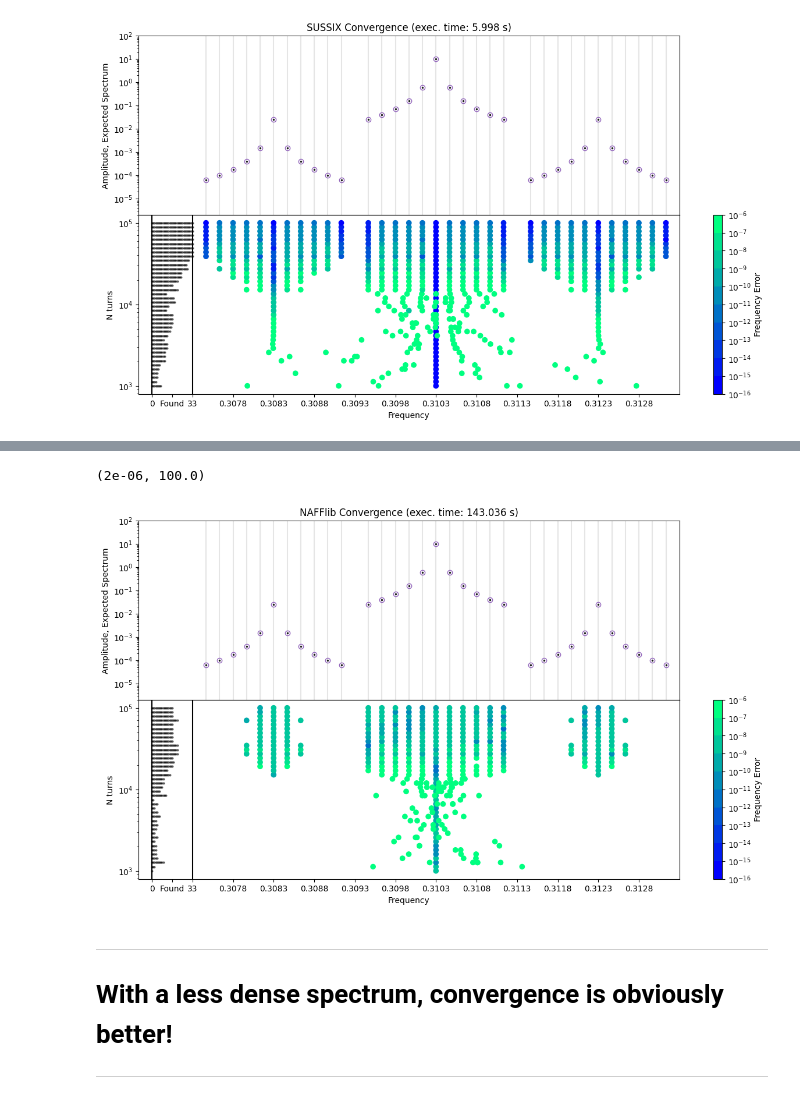
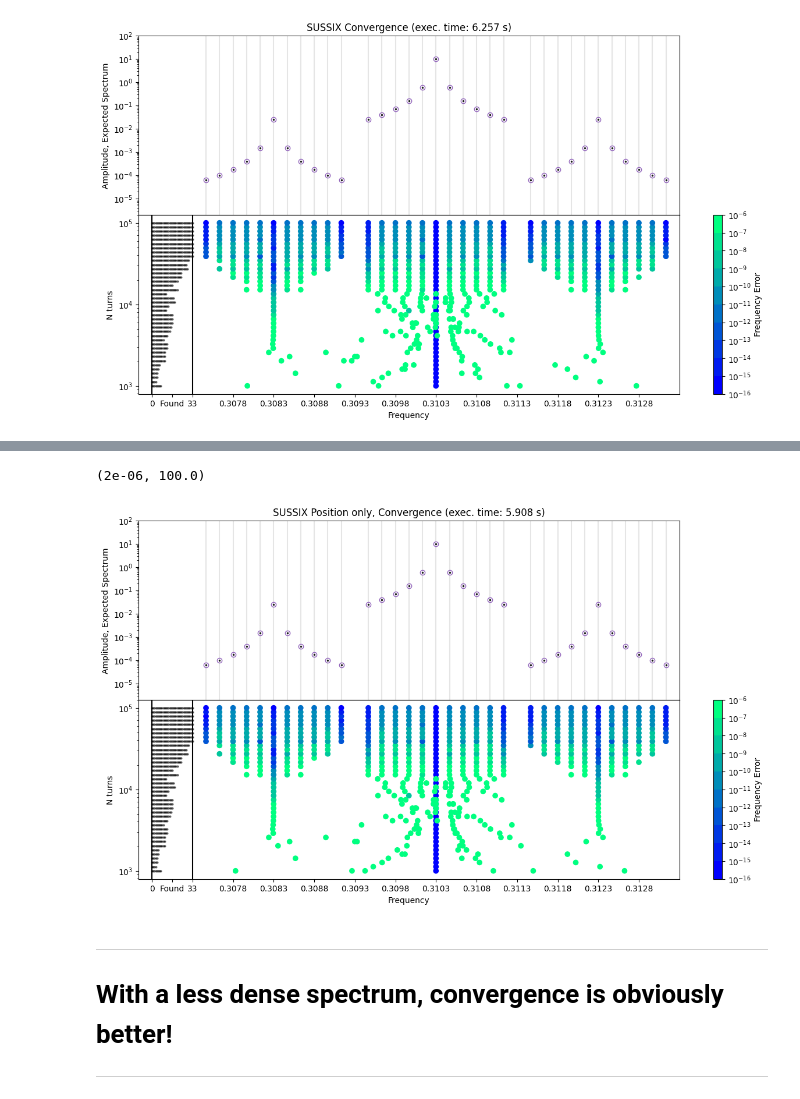
Before and after one commit to xsuite/sussix, a Jupyter notebook: examples/convergence.ipynb, the cells around one changed output, grey strips where cells are left out. Cells and saved outputs as stored; diff of their text form; code cells hidden in the pictures.

```diff
--- a/examples/convergence.ipynb
+++ b/examples/convergence.ipynb
@@ -43,13 +43,11 @@ err_df = []
 exc_df = []
 t1 = time.perf_counter()
 for N in N_vec:
-    results = sussix.get_harmonics( x       = x[:N],
-                                    px      = px[:N],
-                                    number_of_harmonics = len(expected),Hann_order = 2)
+    results = sussix.get_spectrum( x[:N], px[:N], number_of_harmonics = len(expected),Hann_order = 2)
 
     # Finding matching line, higher weight on the frequency.
     tol_amp  = 1e0
-    found = results['x'].copy()
+    found = results.copy()
     found.amplitude = found.amplitude.abs()
     found.insert(0,'match',np.nan)
     for line in found.index:
@@ -126,7 +124,7 @@ plt.gca().set_xticks(xticks,['0','Found',str(len(expected))] + [f'{_x:.4f}' for
 
 plt.sca(axs[0])
 plt.plot(expected.frequency,expected.amplitude,'o',color='C4',alpha=1,mfc='none')
-plt.plot(expected.frequency,expected.amplitude,'.',color='k',alpha=0.8,ms=3)
+plt.plot(results.frequency,results.amplitude,'.',color='k',alpha=0.8,ms=3,label='SUSSIX')
 plt.scatter(np.nan,np.nan)
 cbar = plt.colorbar()
 cbar.ax.set_visible(False)
@@ -149,7 +147,4 @@ plt.ylim(2e-6,1e2)
 # %%
-import NAFFlib
-import gc
-import importlib
 
 N_vec = np.logspace(3,5,40).astype(int)
 freq_df = []
@@ -157,31 +152,11 @@ err_df = []
 exc_df = []
 t1 = time.perf_counter()
 for N in N_vec:
-
-    # Need to reload the module to avoid weird freezing (NAFFlib problem)
-    importlib.reload(NAFFlib)
-
-
-    def NAFFlib_tune(x,nfreqs = 1,Hann_order=1):
-            x        = np.array(x)
-            Q,A,An  = NAFFlib.get_tunes(x, nfreqs, Hann_order)
-
-            if nfreqs ==1:
-                return Q[0]
-            else:
-
-                return Q,np.abs(A)
-
-    naff_Q,naff_A = NAFFlib_tune(x[:N]-1j*px[:N],nfreqs=len(expected),Hann_order=2)
-    naff_results = pd.DataFrame({'amplitude':naff_A,'frequency':naff_Q})
-
-    del(naff_Q)
-    del(naff_A)
-    gc.collect()
+    results = sussix.get_spectrum( x[:N], number_of_harmonics = len(expected),Hann_order = 2)
 
     # Finding matching line, higher weight on the frequency.
     tol_amp  = 1e0
-    found = naff_results.copy()
+    found = results.copy()
     found.amplitude = found.amplitude.abs()
     found.insert(0,'match',np.nan)
     for line in found.index:
@@ -230,7 +205,7 @@ plt.sca(axs[1])
 bounds = np.array([1e-16,1e-15,1e-14,1e-13,1e-12,1e-11,1e-10,1e-9,1e-8,1e-7,1e-6])
 norm = colors.BoundaryNorm(boundaries=bounds, ncolors=256)
 # norm = colors.LogNorm(vmin=vmin, vmax=vmax)
-axs[0].set_title(f'NAFFlib Convergence (exec. time: {t2-t1:.3f} s)')
+axs[0].set_title(f'SUSSIX Position only, Convergence (exec. time: {t2-t1:.3f} s)')
 for col in df_freq.columns:
     idx = col.split(':')[-1]
     plt.scatter(df_freq[col],df_freq.index,c=df_err[f'Err:{idx}'],norm=norm,
@@ -245,35 +220,35 @@ x_exec = np.array([list(x_exc_template[:len(expected)-row['excluded']]) + (row['
 y_exec = np.array([len(expected)*[idx] for idx,row in df_exc.iterrows()])
 
 plt.plot(x_exec.flatten(),y_exec.flatten(),'o',ms=2,color='k',alpha=0.5)
 plt.axvline(x_exc_template.max(),color='k')
 plt.axvline(x_exc_template.min(),color='k')
 
 plt.yscale('log')
 plt.xlim(expected.frequency.min()-5*dQ,expected.frequency.max()+dQ)
 plt.xlabel('Frequency')
 plt.ylabel('N turns')
 xticks = [x_exc_template.min(),x_exc_template.mean(),x_exc_template.max()] + list(np.linspace(Q0-15*dQ,Q0+15*dQ,11))
 plt.gca().set_xticks(xticks,['0','Found',str(len(expected))] + [f'{_x:.4f}' for _x in xticks[3:]]);
 
 
 plt.sca(axs[0])
 plt.plot(expected.frequency,expected.amplitude,'o',color='C4',alpha=1,mfc='none')
-plt.plot(expected.frequency,expected.amplitude,'.',color='k',alpha=0.8,ms=3)
+plt.plot(results.frequency,results.amplitude,'.',color='k',alpha=0.8,ms=3,label='SUSSIX')
 plt.scatter(np.nan,np.nan)
 cbar = plt.colorbar()
 cbar.ax.set_visible(False)
 plt.xticks([])
 
 plt.yscale('log')
 plt.xlim(Q0-10*Qs,Q0+10*Qs)
 plt.ylabel('Amplitude, Expected Spectrum')
 plt.xlim(expected.frequency.min()-5*dQ,expected.frequency.max()+dQ)
 for line in expected.frequency:
     plt.axvline(line,color='k',alpha=0.1,zorder=-10)
 plt.ylim(2e-6,1e2)
 # %% [output]
 (2e-06, 100.0)
-[figure, old version]
+[figure, new version]
 # %% [markdown]
 ---
 # With a less dense spectrum, convergence is obviously better!
```
Also changed, not shown: parts of 4 cells of this notebook, 9 other files.
